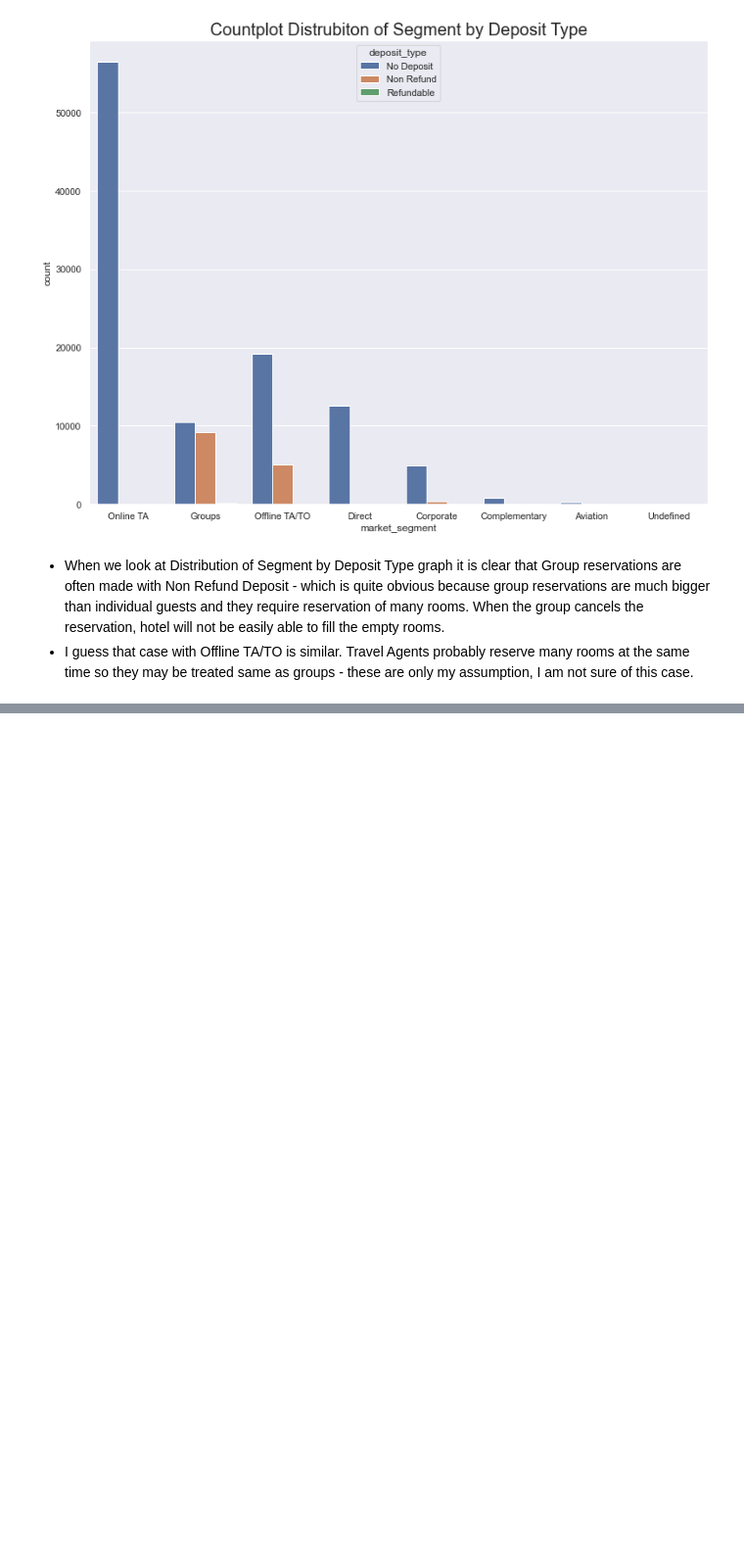
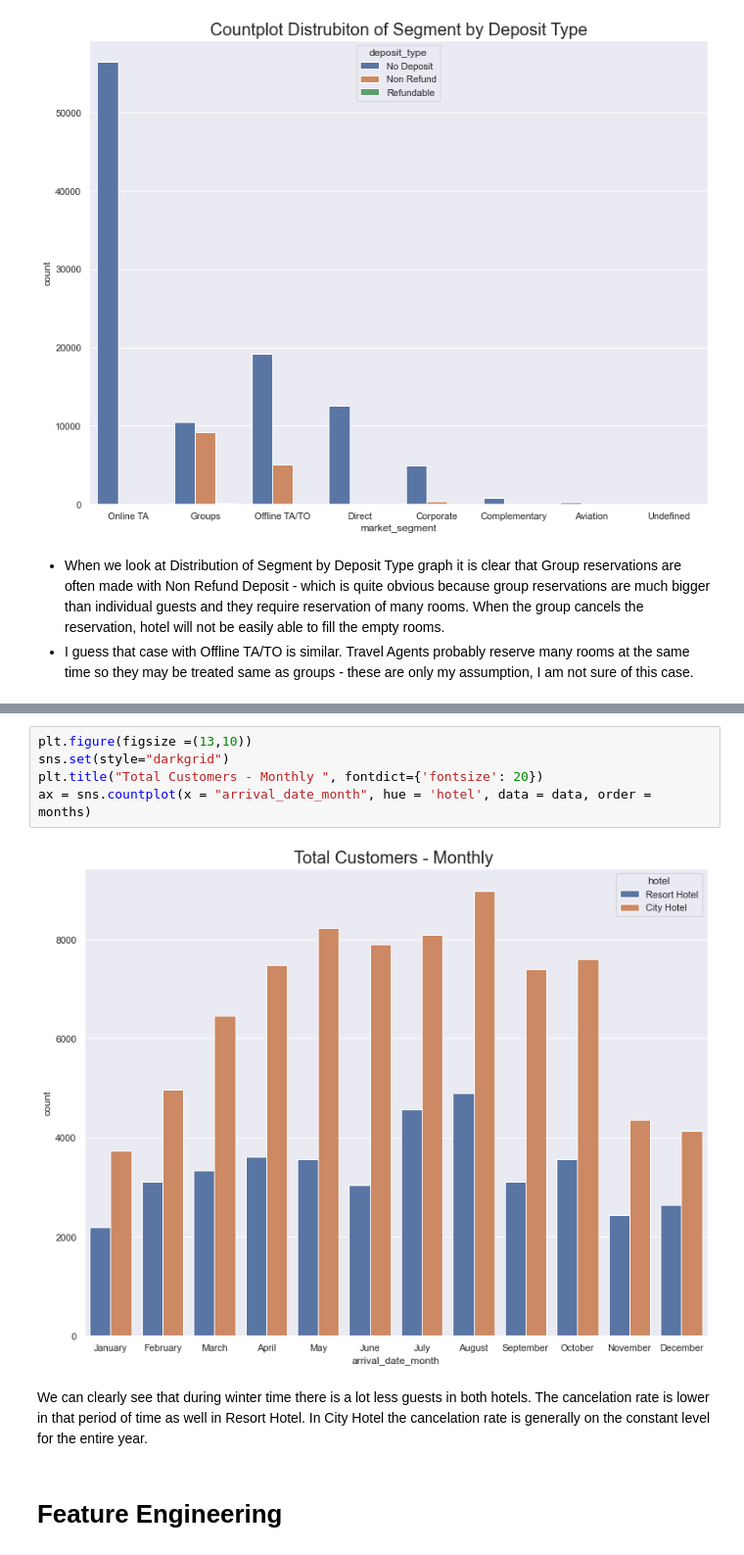
Before and after one commit to jakubtyminski/DS_Projects, a Jupyter notebook: hotel_booking_project/hotel_booking_project.ipynb, the cells around one changed output, grey strips where cells are left out. Shown: that part at 98% size. Saved outputs shown, nothing was run; the diff lists cells and outputs as text; blank space fills up the shorter version.

```diff
--- a/hotel_booking_project/hotel_booking_project.ipynb
+++ b/hotel_booking_project/hotel_booking_project.ipynb
@@ -256,0 +260,11 @@ sns.barplot(x = 'arrival_date_month', y = 'is_canceled', hue = 'hotel', data = d
+# %%
+plt.figure(figsize =(13,10))
+sns.set(style="darkgrid")
+plt.title("Total Customers - Monthly ", fontdict={'fontsize': 20})
+ax = sns.countplot(x = "arrival_date_month", hue = 'hotel', data = data, order = months)
+# %% [output]
+[figure, added]
+# %% [markdown]
+We can clearly see that during winter time there is a lot less guests in both hotels. The cancelation rate is lower in that period of time as well in Resort Hotel. In City Hotel the cancelation rate is generally on the constant level for the entire year.
+# %% [markdown]
+# Feature Engineering
```
Also changed, not shown: parts of 12 cells of this notebook, 1 other file.
